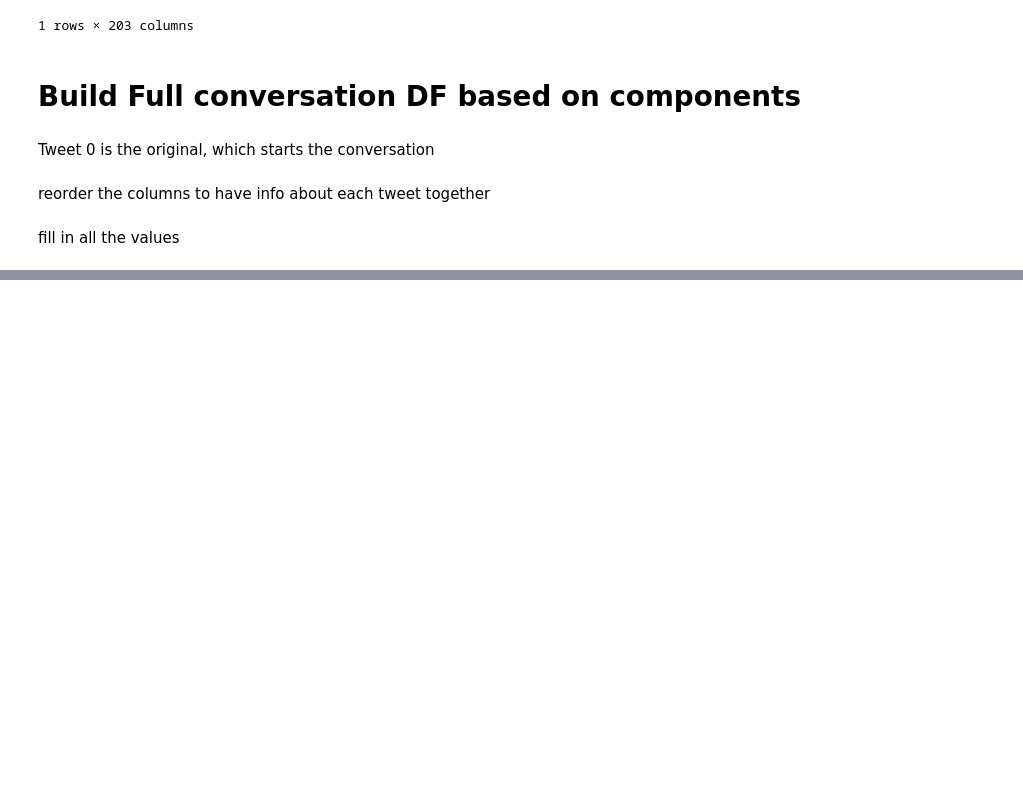
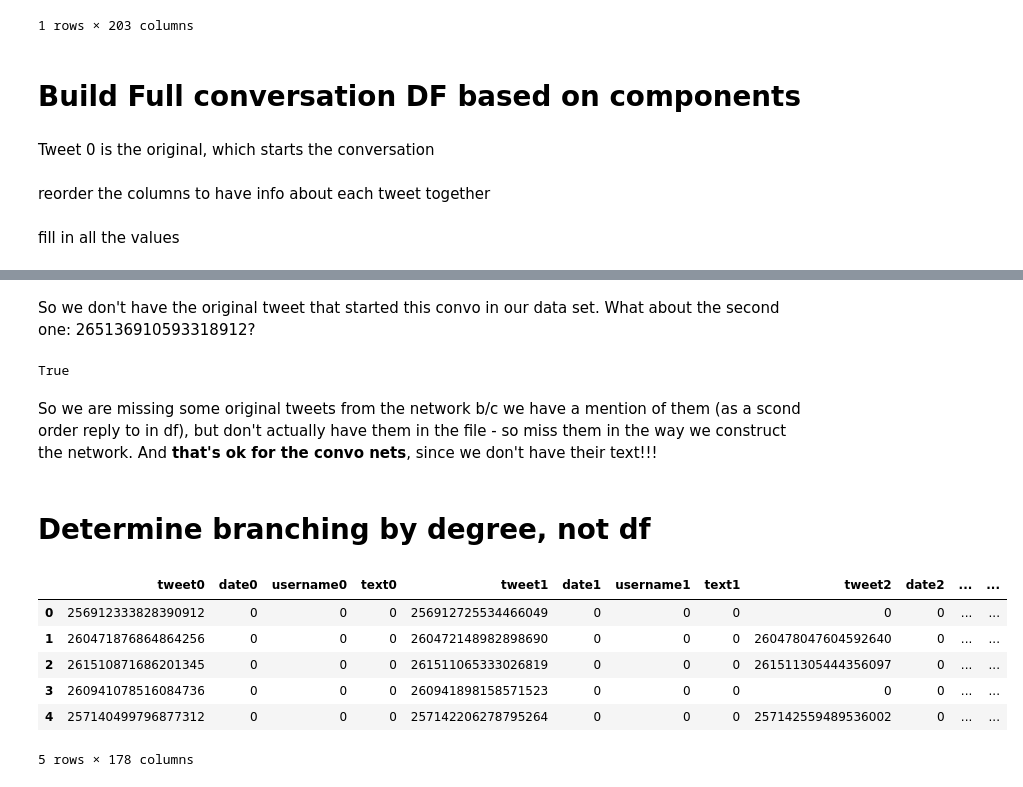
Before and after one commit to marinkala/ReplyNetworks, a Jupyter notebook: ConversationsAsComps.ipynb, the cells around one changed output, grey strips where cells are left out. Saved outputs shown, nothing was run; the diff lists cells and outputs as text; code cells hidden in the pictures; blank space fills up the shorter version.

Commit message:
added branching to convo df

```diff
--- a/ConversationsAsComps.ipynb
+++ b/ConversationsAsComps.ipynb
@@ -298,3 +298,5 @@ reorder the columns to have info about each tweet together
 convs=convs[newColOrder]
 # %% [markdown]
 fill in all the values
+# %%
+convs['branching']=convs.tweet0.isin(branchConvoStarts)
@@ -300,0 +321,24 @@ fill in all the values
+# %% [markdown]
+So we don't have the original tweet that started this convo in our data set. What about the second one: 265136910593318912?
+# %%
+265136910593318912 in G
+# %% [output]
+True
+# %% [markdown]
+So we are missing some original tweets from the network b/c we have a mention of them (as a scond order reply to in df), but don't actually have them in the file - so miss them in the way we construct the network. And **that's ok for the convo nets**, since we don't have their text!!!
+# %% [markdown]
+# Determine branching by degree, not df
+# %%
+convs['branching']=[i>1 for i in maxOutDeg]
+# %%
+convs['convSize']=compSizes
+# %%
+convs.head()
+# %% [output]
+|  | tweet0 | date0 | username0 | text0 | tweet1 | date1 | username1 | text1 | tweet2 | date2 | ... | ... |
+| 0 | 256912333828390912 | 0 | 0 | 0 | 256912725534466049 | 0 | 0 | 0 | 0 | 0 | ... | ... |
+| 1 | 260471876864864256 | 0 | 0 | 0 | 260472148982898690 | 0 | 0 | 0 | 260478047604592640 | 0 | ... | ... |
+| 2 | 261510871686201345 | 0 | 0 | 0 | 261511065333026819 | 0 | 0 | 0 | 261511305444356097 | 0 | ... | ... |
+| 3 | 260941078516084736 | 0 | 0 | 0 | 260941898158571523 | 0 | 0 | 0 | 0 | 0 | ... | ... |
+| 4 | 257140499796877312 | 0 | 0 | 0 | 257142206278795264 | 0 | 0 | 0 | 257142559489536002 | 0 | ... | ... |
+5 rows × 178 columns
```
Also changed, not shown: parts of 5 cells of this notebook.
